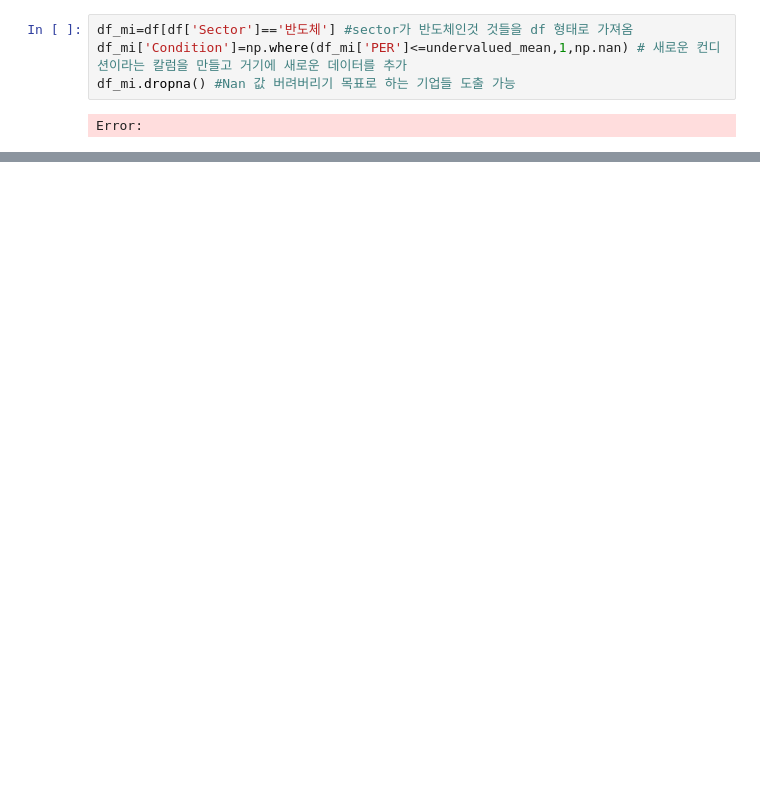
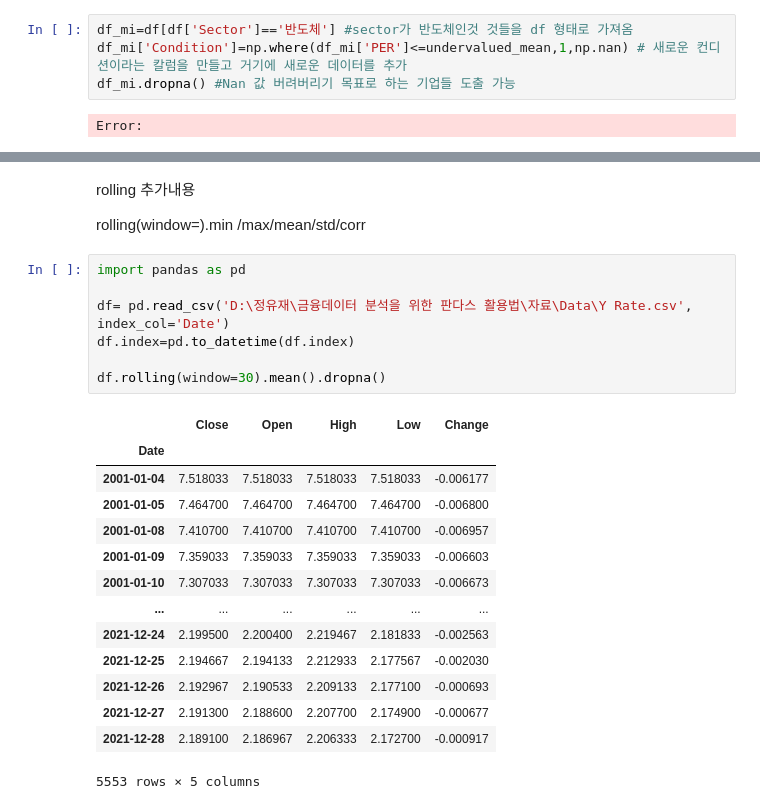
Before and after one commit to JeongYujae/Pandas_10Y-RATE_ETF_DATA, a Jupyter notebook: 데이터프레임 수업정리.ipynb, the cells around one changed output, grey strips where cells are left out. Cells and saved outputs as stored; diff of their text form; blank space fills up the shorter version.

```diff
--- a/데이터프레임 수업정리.ipynb
+++ b/데이터프레임 수업정리.ipynb
@@ -646,0 +777,26 @@ Error:
+# %% [markdown]
+rolling 추가내용
+
+rolling(window=).min /max/mean/std/corr
+# %%
+import pandas as pd
+
+df= pd.read_csv('D:\정유재\금융데이터 분석을 위한 판다스 활용법\자료\Data\Y Rate.csv', index_col='Date')
+df.index=pd.to_datetime(df.index)
+
+df.rolling(window=30).mean().dropna()
+# %% [output]
+|  | Close | Open | High | Low | Change |
+| Date |  |  |  |  |  |
+| 2001-01-04 | 7.518033 | 7.518033 | 7.518033 | 7.518033 | -0.006177 |
+| 2001-01-05 | 7.464700 | 7.464700 | 7.464700 | 7.464700 | -0.006800 |
+| 2001-01-08 | 7.410700 | 7.410700 | 7.410700 | 7.410700 | -0.006957 |
+| 2001-01-09 | 7.359033 | 7.359033 | 7.359033 | 7.359033 | -0.006603 |
+| 2001-01-10 | 7.307033 | 7.307033 | 7.307033 | 7.307033 | -0.006673 |
+| ... | ... | ... | ... | ... | ... |
+| 2021-12-24 | 2.199500 | 2.200400 | 2.219467 | 2.181833 | -0.002563 |
+| 2021-12-25 | 2.194667 | 2.194133 | 2.212933 | 2.177567 | -0.002030 |
+| 2021-12-26 | 2.192967 | 2.190533 | 2.209133 | 2.177100 | -0.000693 |
+| 2021-12-27 | 2.191300 | 2.188600 | 2.207700 | 2.174900 | -0.000677 |
+| 2021-12-28 | 2.189100 | 2.186967 | 2.206333 | 2.172700 | -0.000917 |
+5553 rows × 5 columns
```
Also changed, not shown: parts of 9 cells of this notebook, 2 other files.
